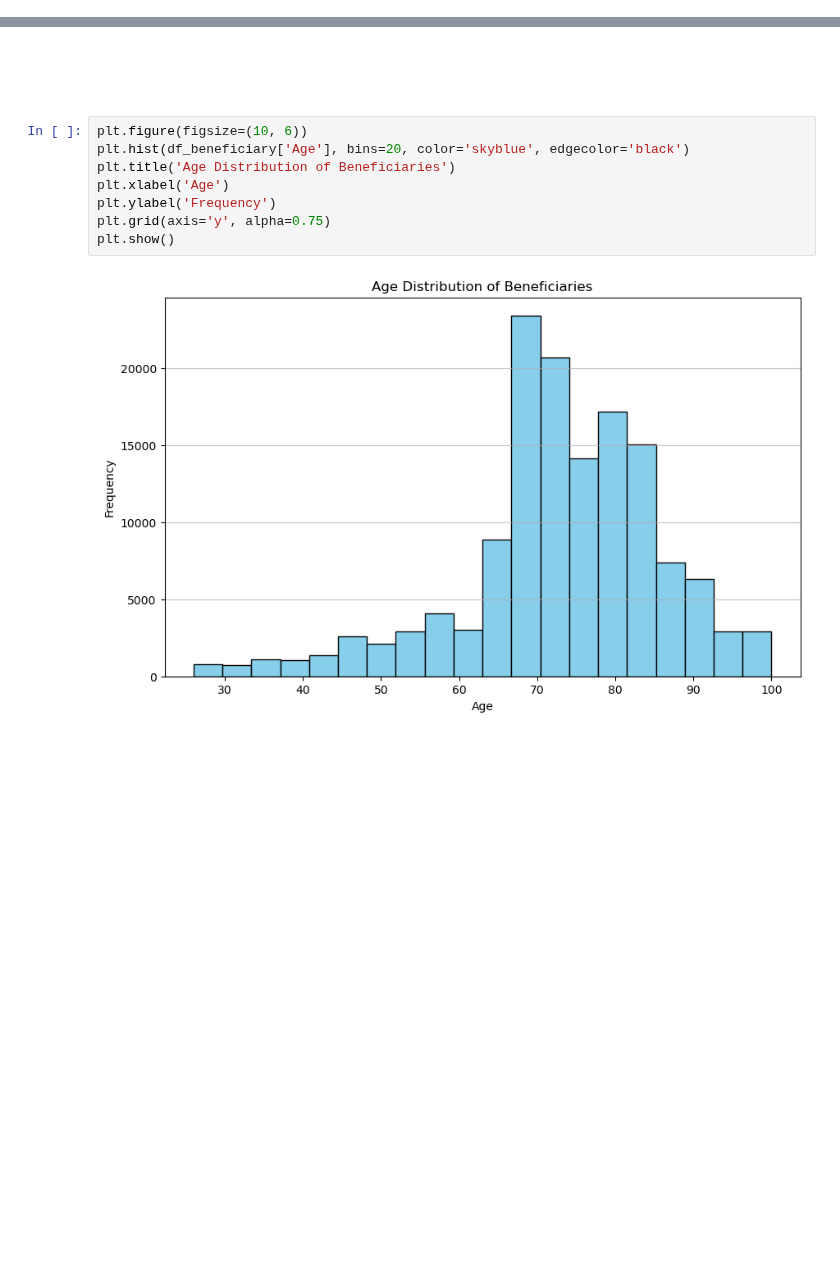
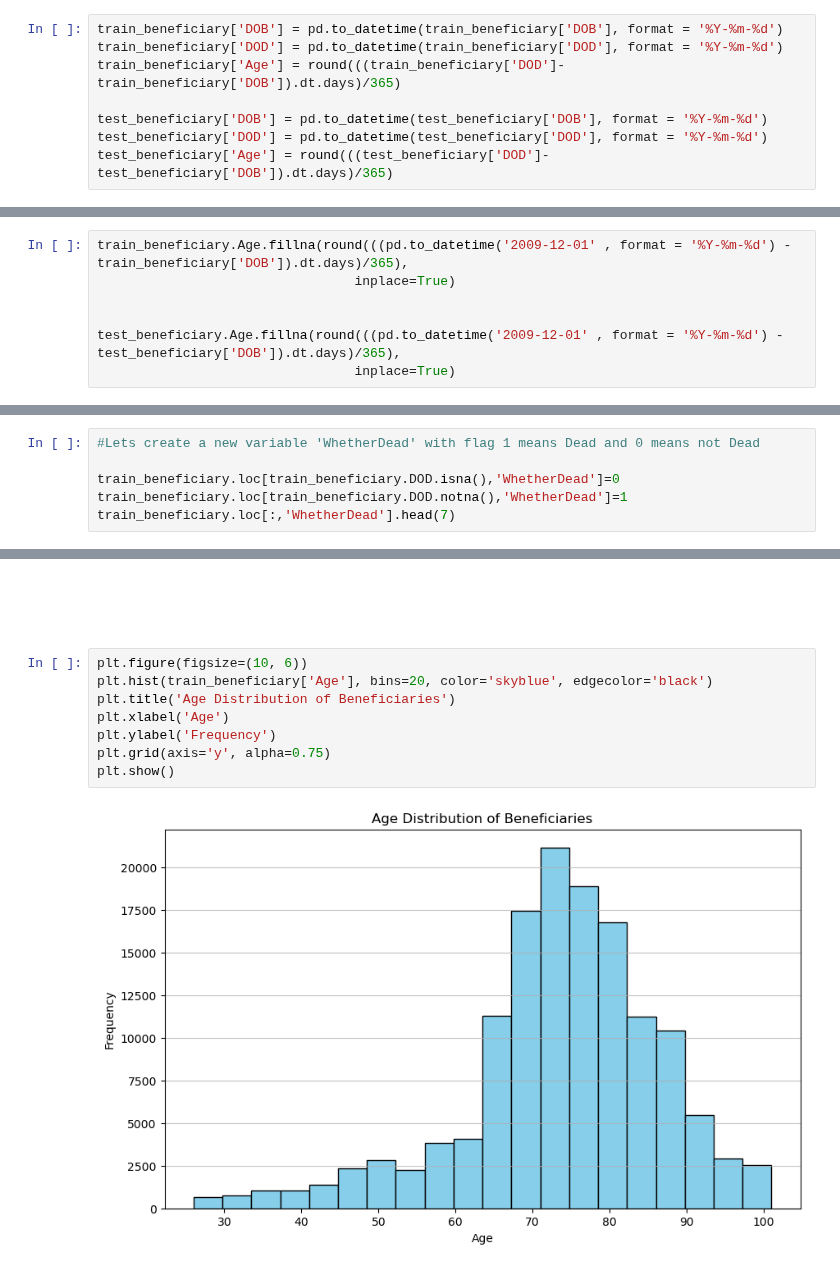
Before and after one commit to Chuma-Gqola/Exploring-_healthcare, a Jupyter notebook: Healthcare_Fraud_Detection.ipynb, the cells around one changed output, grey strips where cells are left out. Drawn from its saved outputs; the diff is of its cells as text; blank space fills up the shorter version.

```diff
--- a/Healthcare_Fraud_Detection.ipynb
+++ b/Healthcare_Fraud_Detection.ipynb
@@ -240,0 +291,8 @@ df_beneficiary['Age'] = df_beneficiary['DOD'].dt.year-df_beneficiary['DOB'].dt.y
+# %%
+train_beneficiary['DOB'] = pd.to_datetime(train_beneficiary['DOB'], format = '%Y-%m-%d')
+train_beneficiary['DOD'] = pd.to_datetime(train_beneficiary['DOD'], format = '%Y-%m-%d')
+train_beneficiary['Age'] = round(((train_beneficiary['DOD']-train_beneficiary['DOB']).dt.days)/365)
+
+test_beneficiary['DOB'] = pd.to_datetime(test_beneficiary['DOB'], format = '%Y-%m-%d')
+test_beneficiary['DOD'] = pd.to_datetime(test_beneficiary['DOD'], format = '%Y-%m-%d')
+test_beneficiary['Age'] = round(((test_beneficiary['DOD']-test_beneficiary['DOB']).dt.days)/365)
@@ -240,0 +305,7 @@ df_beneficiary['Age'] = df_beneficiary['DOD'].dt.year-df_beneficiary['DOB'].dt.y
+# %%
+train_beneficiary.Age.fillna(round(((pd.to_datetime('2009-12-01' , format = '%Y-%m-%d') - train_beneficiary['DOB']).dt.days)/365),
+                                 inplace=True)
+
+
+test_beneficiary.Age.fillna(round(((pd.to_datetime('2009-12-01' , format = '%Y-%m-%d') - test_beneficiary['DOB']).dt.days)/365),
+                                 inplace=True)
@@ -240,0 +328,6 @@ df_beneficiary['Age'] = df_beneficiary['DOD'].dt.year-df_beneficiary['DOB'].dt.y
+# %%
+#Lets create a new variable 'WhetherDead' with flag 1 means Dead and 0 means not Dead
+
+train_beneficiary.loc[train_beneficiary.DOD.isna(),'WhetherDead']=0
+train_beneficiary.loc[train_beneficiary.DOD.notna(),'WhetherDead']=1
+train_beneficiary.loc[:,'WhetherDead'].head(7)
@@ -244,14 +561,14 @@ df_beneficiary['Age'] = df_beneficiary['DOD'].dt.year-df_beneficiary['DOB'].dt.y
 ## <font color=white>5.1 Beneficiary data exploration</font> <a class="anchor" id="chapter5"></a>
 # %%
 plt.figure(figsize=(10, 6))
-plt.hist(df_beneficiary['Age'], bins=20, color='skyblue', edgecolor='black')
+plt.hist(train_beneficiary['Age'], bins=20, color='skyblue', edgecolor='black')
 plt.title('Age Distribution of Beneficiaries')
 plt.xlabel('Age')
 plt.ylabel('Frequency')
 plt.grid(axis='y', alpha=0.75)
 plt.show()
 # %% [output]
-[figure, old version]
+[figure, new version]
 # %%
 #Visualise the distribution of genders in the dataset
 
```
Also changed, not shown: parts of 59 cells of this notebook.
